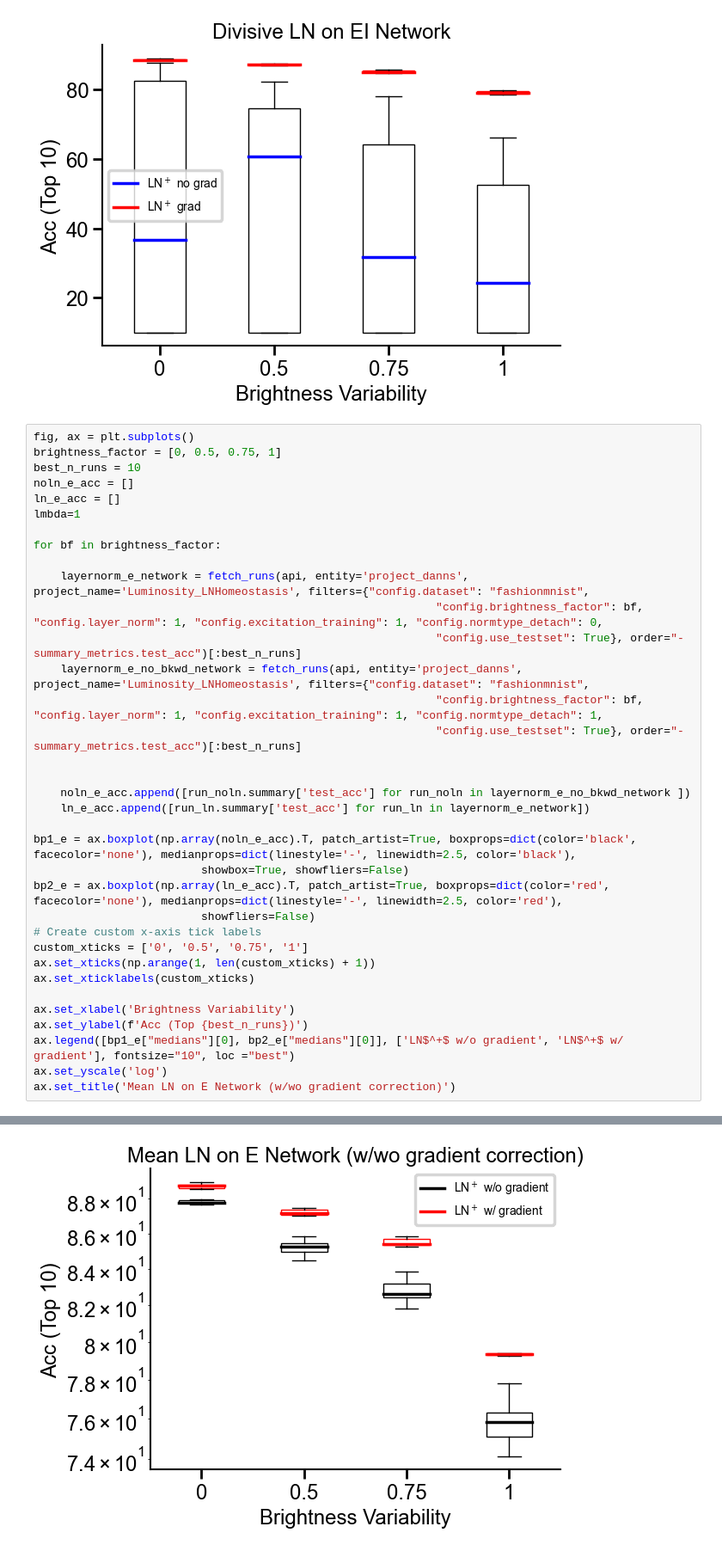
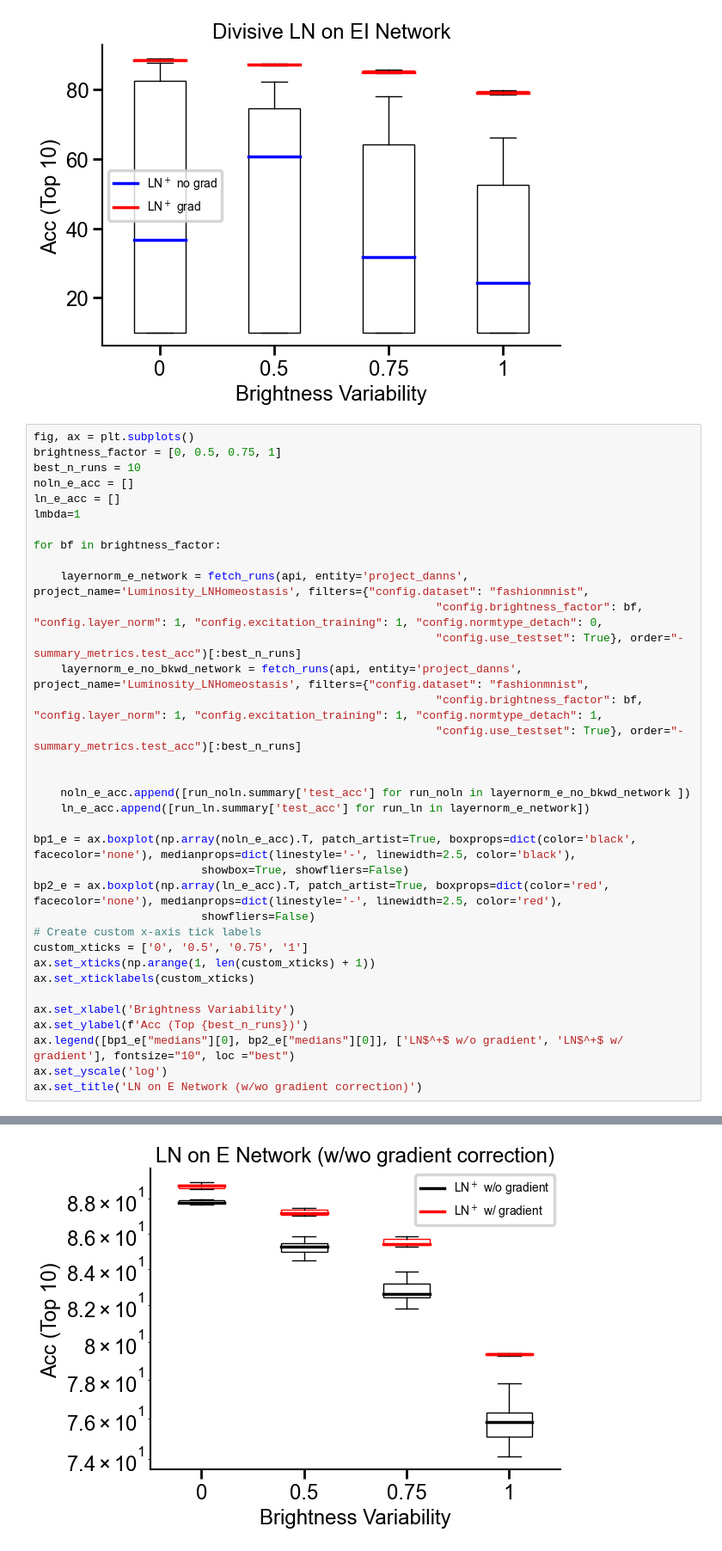
Before and after one commit to RoyHEyono/HomeostaticDANN, a Jupyter notebook: models/dense_mnist_task/notebooks/ln_norm_figures.ipynb, the cells around one changed output, grey strips where cells are left out. Shown at 86% size. Saved outputs shown, nothing was run; the diff lists cells and outputs as text.

Commit message:
Minor figure changes

```diff
--- a/models/dense_mnist_task/notebooks/ln_norm_figures.ipynb
+++ b/models/dense_mnist_task/notebooks/ln_norm_figures.ipynb
@@ -154,5 +154,5 @@ ax.set_xlabel('Brightness Variability')
 ax.set_ylabel(f'Acc (Top {best_n_runs})')
 ax.legend([bp1_e["medians"][0], bp2_e["medians"][0]], ['LN$^+$ w/o gradient', 'LN$^+$ w/ gradient'], fontsize="10", loc ="best")
 ax.set_yscale('log')
-ax.set_title('Mean LN on E Network (w/wo gradient correction)')
+ax.set_title('LN on E Network (w/wo gradient correction)')
 # %% [output]
@@ -160,4 +160,4 @@ Text(0.5, 1.0, 'Mean LN on E Network (w/wo gradient correction)')
-[figure, old version]
+[figure, new version]
 # %%
 
 fig, ax = plt.subplots()
```
Also changed, not shown: parts of 10 cells of this notebook, 1 other file.
